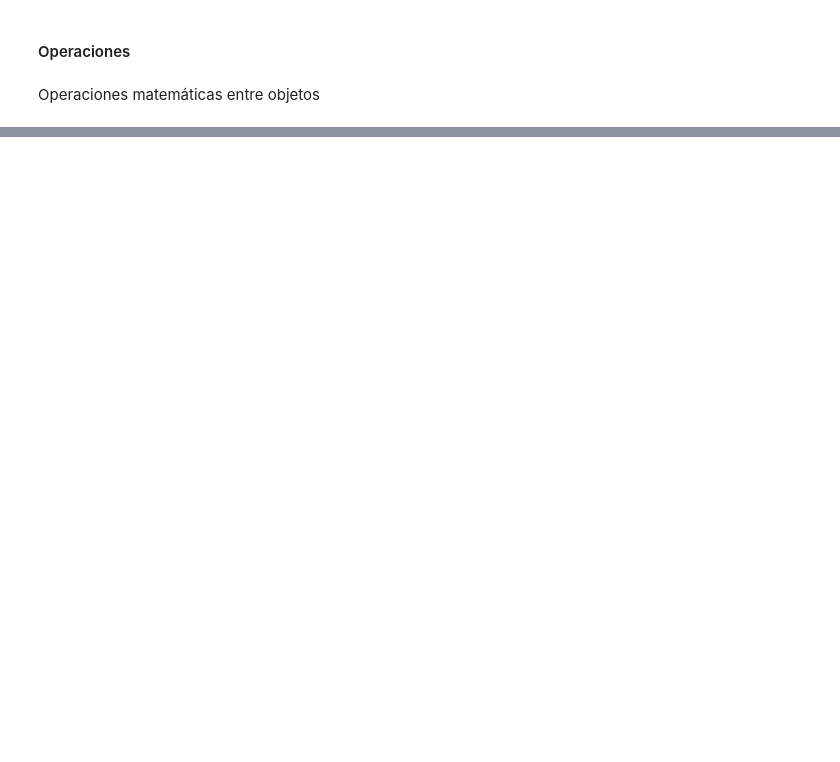
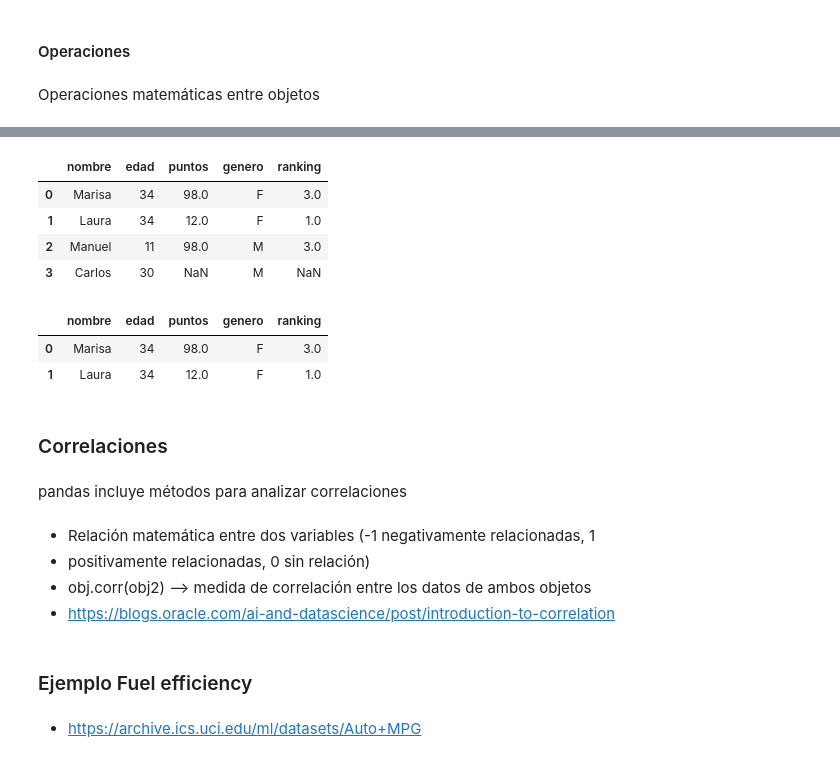
Before and after one commit to tiven29/Python-2026, a Jupyter notebook: extructura_de_datos.ipynb, the cells around one changed output, grey strips where cells are left out. Cells and saved outputs as stored; diff of their text form; code cells hidden in the pictures; blank space fills up the shorter version.

```diff
--- a/extructura_de_datos.ipynb
+++ b/extructura_de_datos.ipynb
@@ -236,0 +478,28 @@ display(frameC + frameA)
+# %%
+# Filtrado de los datos en el que el conjunto no supera una media determinada
+def media(x):
+    return x["edad"].mean() > 30
+display(frame)
+frame.groupby('genero').filter(media)
+# %% [output]
+|  | nombre | edad | puntos | genero | ranking |
+| 0 | Marisa | 34 | 98.0 | F | 3.0 |
+| 1 | Laura | 34 | 12.0 | F | 1.0 |
+| 2 | Manuel | 11 | 98.0 | M | 3.0 |
+| 3 | Carlos | 30 | NaN | M | NaN |
+|  | nombre | edad | puntos | genero | ranking |
+| 0 | Marisa | 34 | 98.0 | F | 3.0 |
+| 1 | Laura | 34 | 12.0 | F | 1.0 |
+# %% [markdown]
+### Correlaciones
+# %% [markdown]
+pandas incluye métodos para analizar correlaciones
+# %% [markdown]
+* Relación matemática entre dos variables (-1 negativamente relacionadas, 1
+* positivamente relacionadas, 0 sin relación)
+* obj.corr(obj2) --> medida de correlación entre los datos de ambos objetos
+* https://blogs.oracle.com/ai-and-datascience/post/introduction-to-correlation
+# %% [markdown]
+### Ejemplo Fuel efficiency
+# %% [markdown]
+* https://archive.ics.uci.edu/ml/datasets/Auto+MPG
```
Also changed, not shown: parts of 61 cells of this notebook.
